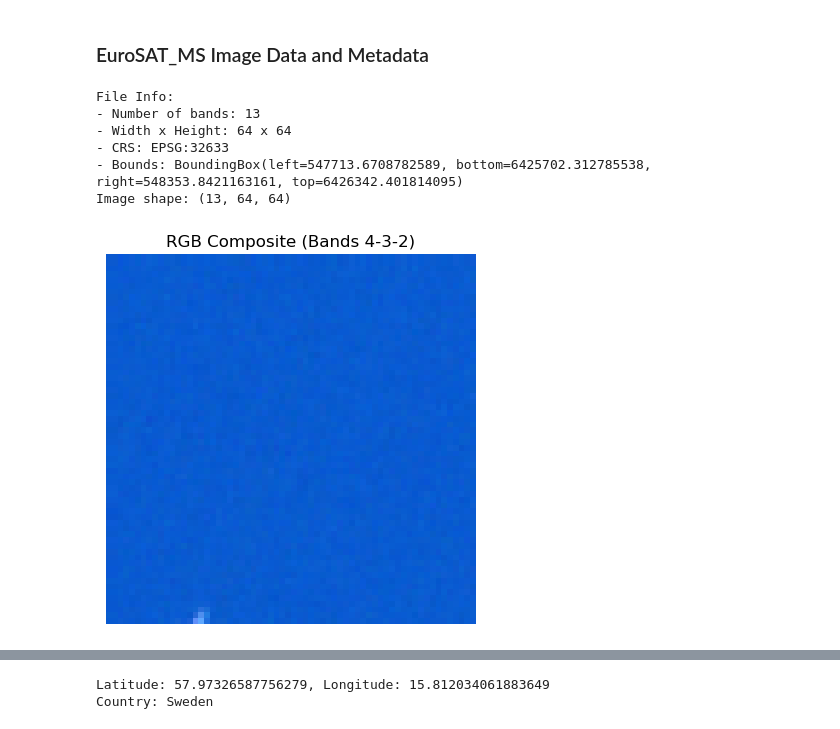
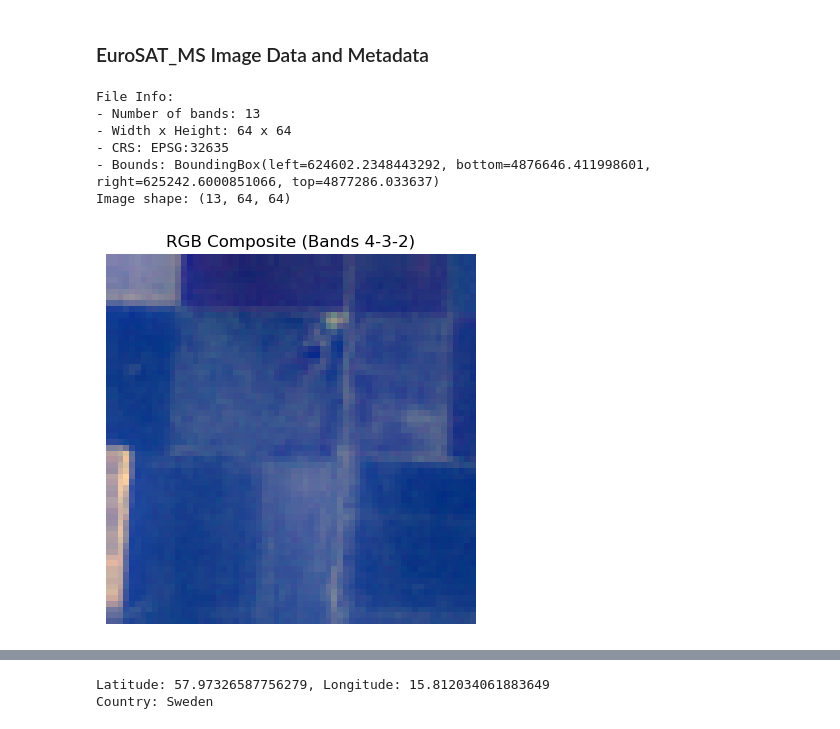
Before and after one commit to pappoja/eurosat, a Jupyter notebook: data_inspection.ipynb, the cells around one changed output, grey strips where cells are left out. Drawn from its saved outputs; the diff is of its cells as text; code cells hidden in the pictures.

```diff
--- a/data_inspection.ipynb
+++ b/data_inspection.ipynb
@@ -10,38 +10,38 @@ os.chdir("/Users/jakepappo/LocalDocuments/Stat288/Project")
 ### EuroSAT_MS Image Data and Metadata
 # %%
 # File path
-file_path = "EuroSAT_MS/SeaLake/SeaLake_1.tif"
+file_path = "data/EuroSAT_MS_all/AnnualCrop/AnnualCrop_1.tif"
 
 # Open the file
 with rasterio.open(file_path) as src:
     print("File Info:")
     print(f"- Number of bands: {src.count}")
     print(f"- Width x Height: {src.width} x {src.height}")
     print(f"- CRS: {src.crs}")
     print(f"- Bounds: {src.bounds}")
 
     # Read all bands (shape: [bands, height, width])
     img = src.read()
 
 # Print array shape
 print("Image shape:", img.shape)  # should be (13, 64, 64)
 
 # Visualize RGB (bands 4, 3, 2 for Sentinel-2)
-rgb = np.stack([img[3], img[2], img[1]], axis=-1)  # band 4=red, 3=green, 2=blue
+rgb = np.stack([img[2], img[1], img[0]], axis=-1)  # band 4=red, 3=green, 2=blue
 
 # Normalize for display
 rgb = (rgb - rgb.min()) / (rgb.max() - rgb.min())
 
 # Show image
 plt.imshow(rgb)
 plt.title("RGB Composite (Bands 4-3-2)")
 plt.axis("off")
 plt.show()
 # %% [output]
 File Info:
 - Number of bands: 13
 - Width x Height: 64 x 64
-- CRS: EPSG:32633
-- Bounds: BoundingBox(left=547713.6708782589, bottom=6425702.312785538, right=548353.8421163161, top=6426342.401814095)
+- CRS: EPSG:32635
+- Bounds: BoundingBox(left=624602.2348443292, bottom=4876646.411998601, right=625242.6000851066, top=4877286.033637)
 Image shape: (13, 64, 64)
-[figure, old version]
+[figure, new version]
```
Also changed, not shown: parts of 4 cells of this notebook, 2 other files.
